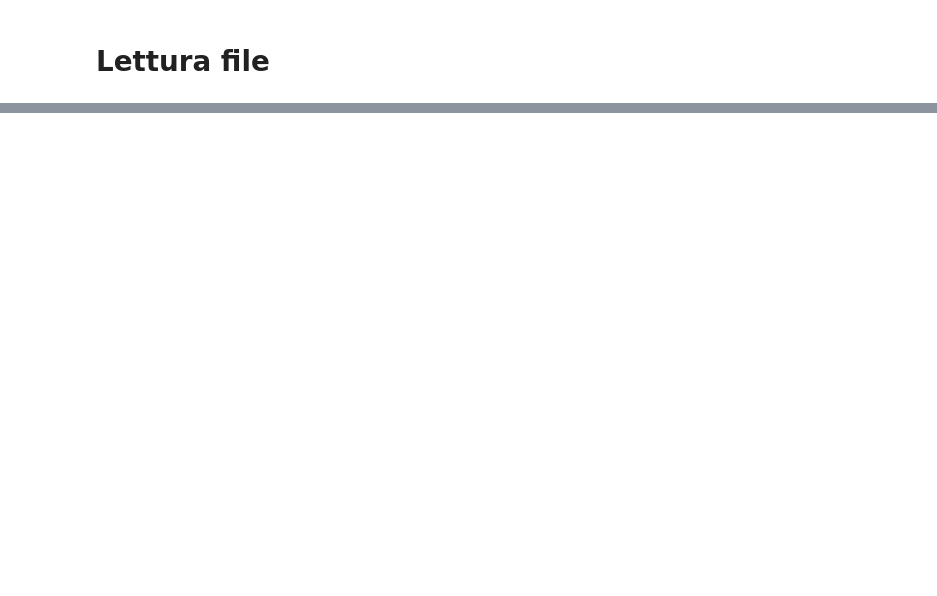
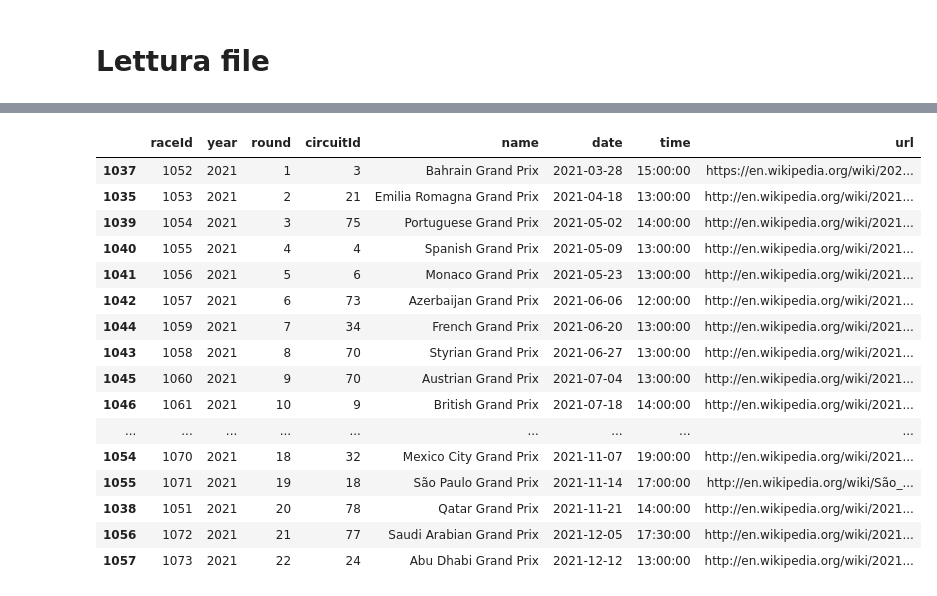
Before and after one commit to giorgio-angelo-esposito/F1WP, a Jupyter notebook: F1WP.ipynb, the cells around one changed output, grey strips where cells are left out. Saved outputs shown, nothing was run; the diff lists cells and outputs as text; code cells hidden in the pictures; blank space fills up the shorter version.

```diff
--- a/F1WP.ipynb
+++ b/F1WP.ipynb
@@ -62,0 +75,20 @@ Name: 0, dtype: object
+# %%
+races.loc[races.year == 2021].sort_values('round')
+# %% [output]
+|  | raceId | year | round | circuitId | name | date | time | url |
+| 1037 | 1052 | 2021 | 1 | 3 | Bahrain Grand Prix | 2021-03-28 | 15:00:00 | https://en.wikipedia.org/wiki/202... |
+| 1035 | 1053 | 2021 | 2 | 21 | Emilia Romagna Grand Prix | 2021-04-18 | 13:00:00 | http://en.wikipedia.org/wiki/2021... |
+| 1039 | 1054 | 2021 | 3 | 75 | Portuguese Grand Prix | 2021-05-02 | 14:00:00 | http://en.wikipedia.org/wiki/2021... |
+| 1040 | 1055 | 2021 | 4 | 4 | Spanish Grand Prix | 2021-05-09 | 13:00:00 | http://en.wikipedia.org/wiki/2021... |
+| 1041 | 1056 | 2021 | 5 | 6 | Monaco Grand Prix | 2021-05-23 | 13:00:00 | http://en.wikipedia.org/wiki/2021... |
+| 1042 | 1057 | 2021 | 6 | 73 | Azerbaijan Grand Prix | 2021-06-06 | 12:00:00 | http://en.wikipedia.org/wiki/2021... |
+| 1044 | 1059 | 2021 | 7 | 34 | French Grand Prix | 2021-06-20 | 13:00:00 | http://en.wikipedia.org/wiki/2021... |
+| 1043 | 1058 | 2021 | 8 | 70 | Styrian Grand Prix | 2021-06-27 | 13:00:00 | http://en.wikipedia.org/wiki/2021... |
+| 1045 | 1060 | 2021 | 9 | 70 | Austrian Grand Prix | 2021-07-04 | 13:00:00 | http://en.wikipedia.org/wiki/2021... |
+| 1046 | 1061 | 2021 | 10 | 9 | British Grand Prix | 2021-07-18 | 14:00:00 | http://en.wikipedia.org/wiki/2021... |
+| ... | ... | ... | ... | ... | ... | ... | ... | ... |
+| 1054 | 1070 | 2021 | 18 | 32 | Mexico City Grand Prix | 2021-11-07 | 19:00:00 | http://en.wikipedia.org/wiki/2021... |
+| 1055 | 1071 | 2021 | 19 | 18 | São Paulo Grand Prix | 2021-11-14 | 17:00:00 | http://en.wikipedia.org/wiki/São_... |
+| 1038 | 1051 | 2021 | 20 | 78 | Qatar Grand Prix | 2021-11-21 | 14:00:00 | http://en.wikipedia.org/wiki/2021... |
+| 1056 | 1072 | 2021 | 21 | 77 | Saudi Arabian Grand Prix | 2021-12-05 | 17:30:00 | http://en.wikipedia.org/wiki/2021... |
+| 1057 | 1073 | 2021 | 22 | 24 | Abu Dhabi Grand Prix | 2021-12-12 | 13:00:00 | http://en.wikipedia.org/wiki/2021... |
```
Also changed, not shown: parts of 9 cells of this notebook.
